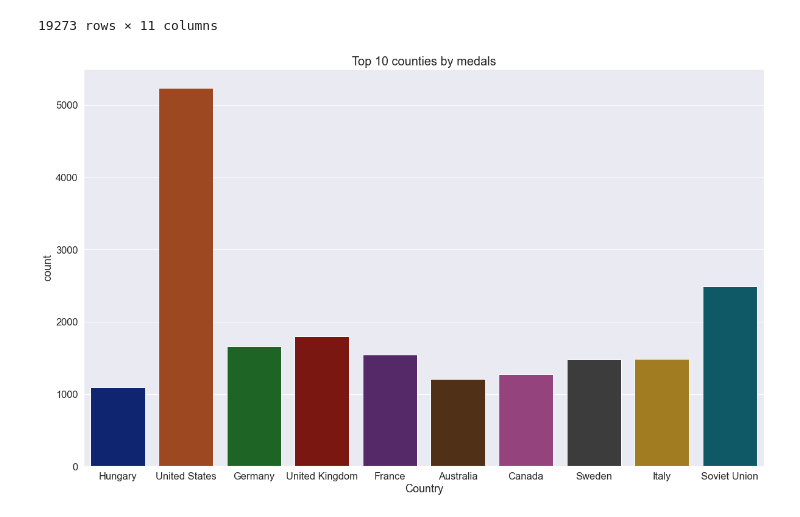
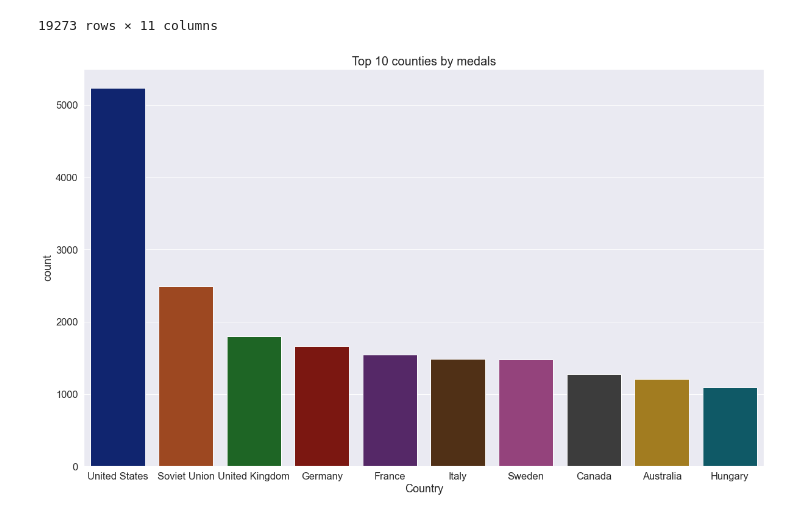
Before and after one commit to HunterKane/Explanatory-Data-Analysis-and-Seaborn-Olympic-Games-, a Jupyter notebook: Project 11 - Olympic Games Explanatory Data Analysis And Visualization .ipynb, the cells around one changed output. Drawn from its saved outputs; the diff is of its cells as text; code cells hidden in the pictures.

Commit message:
Completed Visualization for data
Used Seaborn for visual analysis of the Olympic data

```diff
--- a/Project 11 - Olympic Games Explanatory Data Analysis And Visualization .ipynb
+++ b/Project 11 - Olympic Games Explanatory Data Analysis And Visualization .ipynb
@@ -740,8 +740,8 @@ olympics_10
 # %%
 plt.figure(figsize = (20,12))
 sns.set(font_scale=1.5, palette = "dark")
-sns.countplot(data = olympics_10, x = "Country")
+sns.countplot(data = olympics_10, x = "Country", order = top_10.index)
 plt.title("Top 10 counties by medals", fontsize = 20)
 plt.show()
 # %% [output]
-[figure, old version]
+[figure, new version]
```
Also changed, not shown: parts of 21 cells of this notebook.
